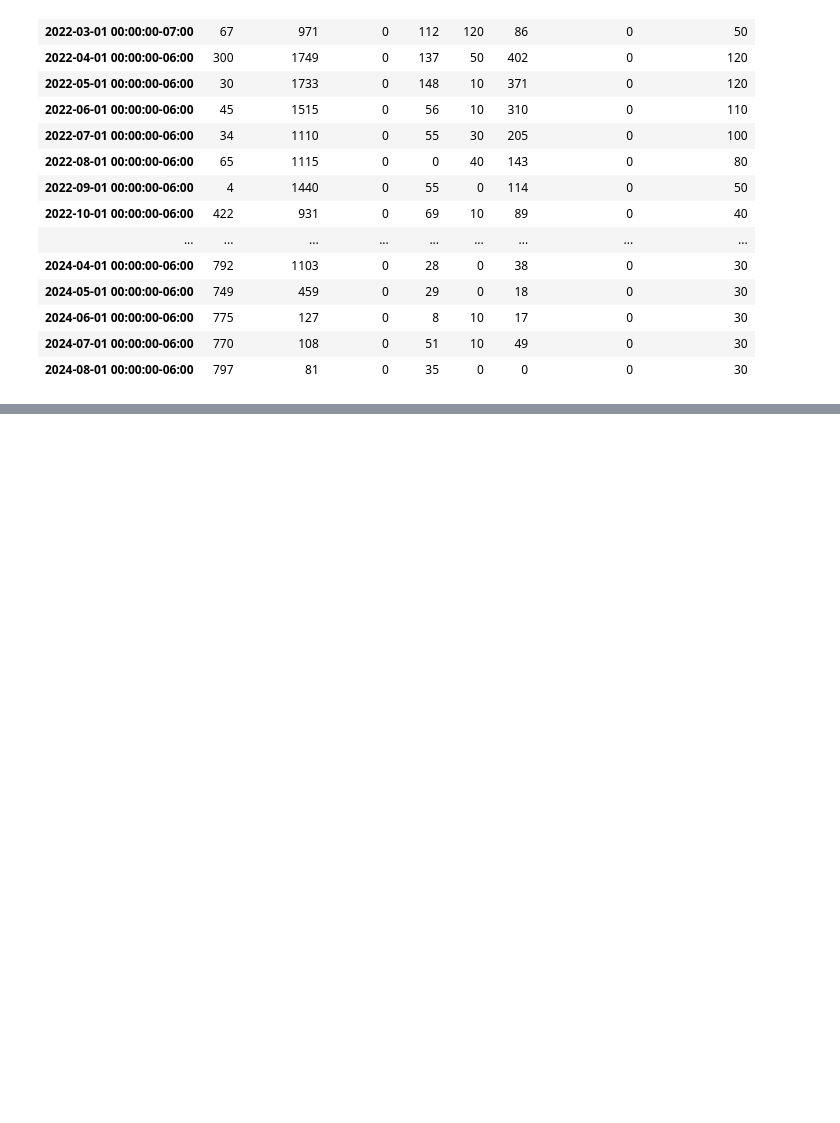
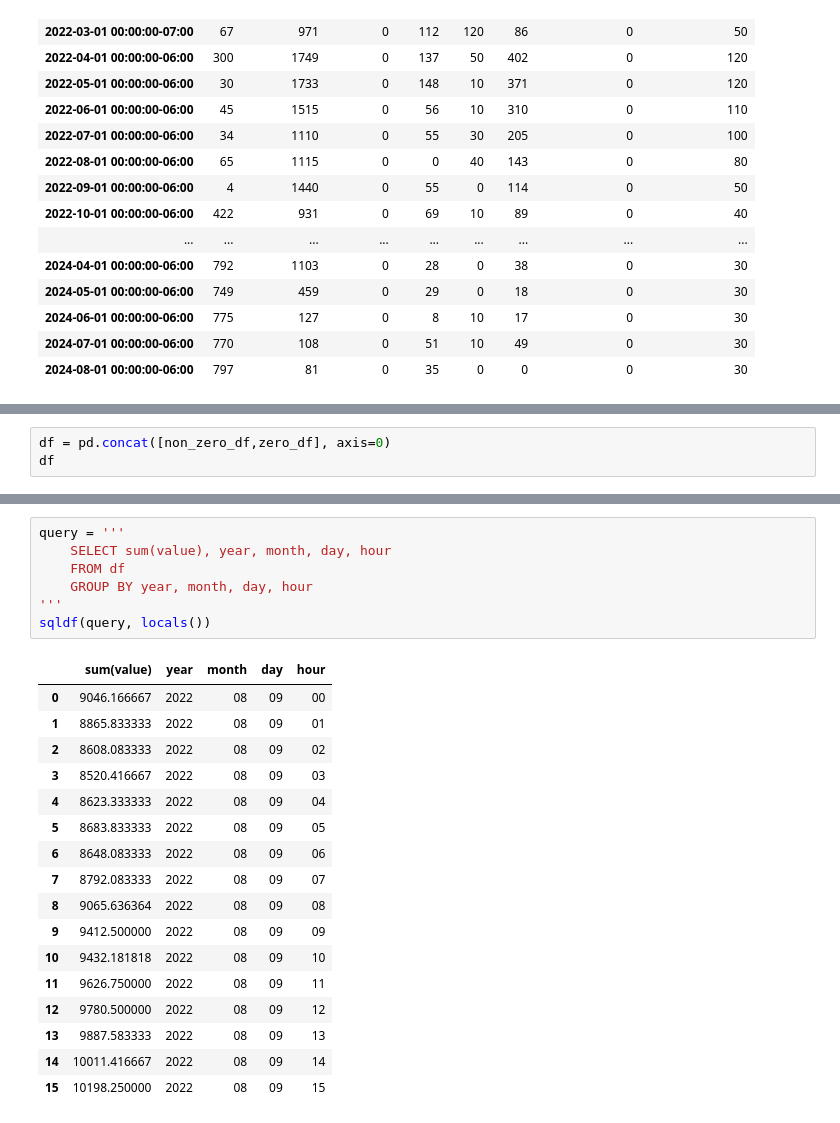
Before and after one commit to victus-ai-inc/power-trader, a Jupyter notebook: jupyter_testing.ipynb, the cells around one changed output, grey strips where cells are left out. Saved outputs shown, nothing was run; the diff lists cells and outputs as text; blank space fills up the shorter version.

```diff
--- a/jupyter_testing.ipynb
+++ b/jupyter_testing.ipynb
@@ -232,0 +310,3 @@ df
+# %%
+df = pd.concat([non_zero_df,zero_df], axis=0)
+df
@@ -232,0 +327,25 @@ df
+# %%
+query = '''
+    SELECT sum(value), year, month, day, hour
+    FROM df
+    GROUP BY year, month, day, hour
+'''
+sqldf(query, locals())
+# %% [output]
+|  | sum(value) | year | month | day | hour |
+| 0 | 9046.166667 | 2022 | 08 | 09 | 00 |
+| 1 | 8865.833333 | 2022 | 08 | 09 | 01 |
+| 2 | 8608.083333 | 2022 | 08 | 09 | 02 |
+| 3 | 8520.416667 | 2022 | 08 | 09 | 03 |
+| 4 | 8623.333333 | 2022 | 08 | 09 | 04 |
+| 5 | 8683.833333 | 2022 | 08 | 09 | 05 |
+| 6 | 8648.083333 | 2022 | 08 | 09 | 06 |
+| 7 | 8792.083333 | 2022 | 08 | 09 | 07 |
+| 8 | 9065.636364 | 2022 | 08 | 09 | 08 |
+| 9 | 9412.500000 | 2022 | 08 | 09 | 09 |
+| 10 | 9432.181818 | 2022 | 08 | 09 | 10 |
+| 11 | 9626.750000 | 2022 | 08 | 09 | 11 |
+| 12 | 9780.500000 | 2022 | 08 | 09 | 12 |
+| 13 | 9887.583333 | 2022 | 08 | 09 | 13 |
+| 14 | 10011.416667 | 2022 | 08 | 09 | 14 |
+| 15 | 10198.250000 | 2022 | 08 | 09 | 15 |
```
Also changed, not shown: parts of 5 cells of this notebook, 1 other file.
